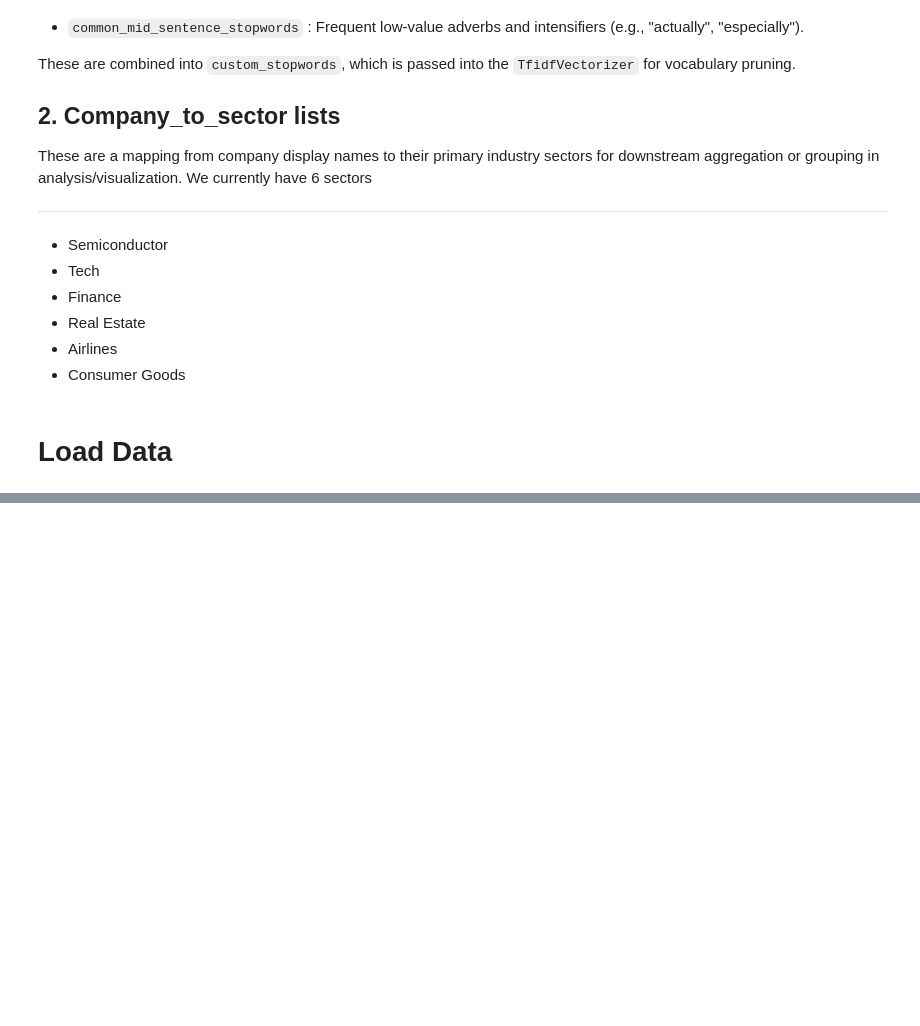
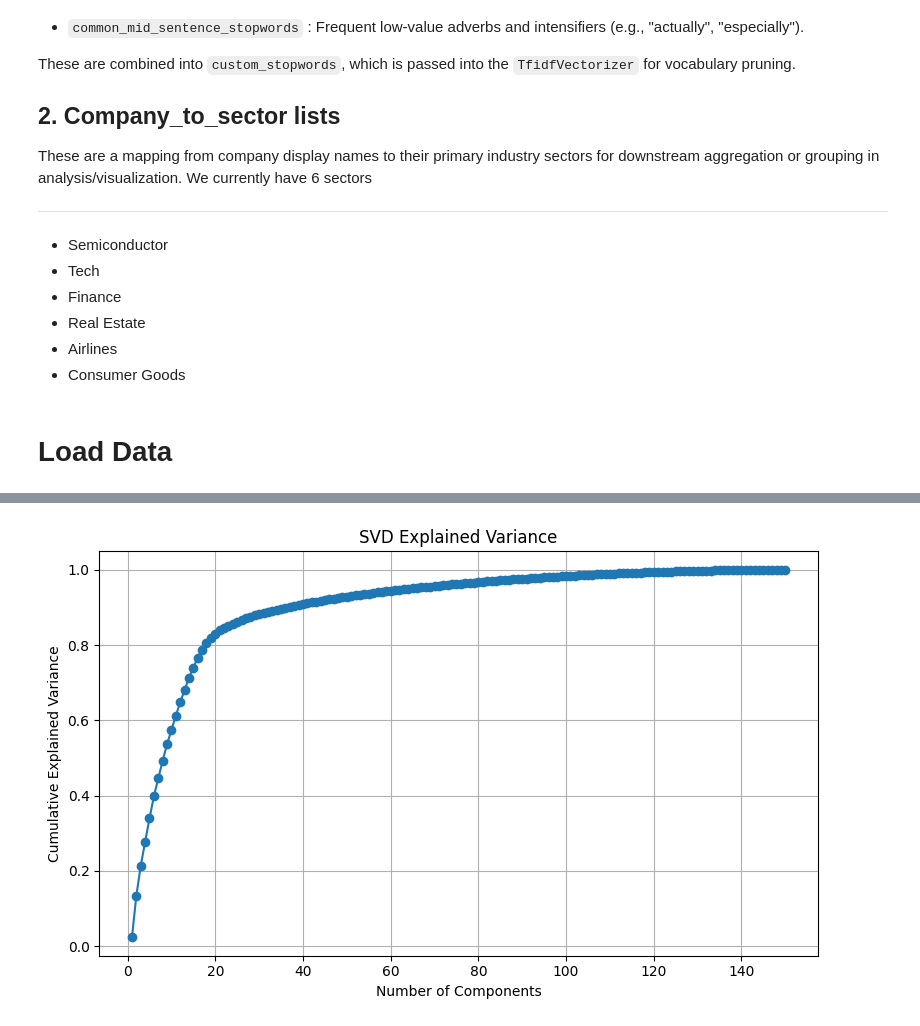
Before and after one commit to sahn1998/EarningsTranscripts-NLP, a Jupyter notebook: notebooks/data_preprocess_1.ipynb, the cells around one changed output, grey strips where cells are left out. Saved outputs shown, nothing was run; the diff lists cells and outputs as text; code cells hidden in the pictures; blank space fills up the shorter version.

```diff
--- a/notebooks/data_preprocess_1.ipynb
+++ b/notebooks/data_preprocess_1.ipynb
@@ -355,0 +278,27 @@ df.head()
+# %%
+from sklearn.decomposition import TruncatedSVD
+
+# Set the number of components for dimensionality reduction
+n_components = 150  # adjust this depending on your analysis goals
+
+# Apply Truncated SVD
+svd = TruncatedSVD(n_components=n_components, random_state=42)
+reduced_matrix = svd.fit_transform(tfidf_matrix)
+
+# Optional: Explained variance
+explained_variance = svd.explained_variance_ratio_
+cumulative_variance = explained_variance.cumsum()
+
+# View top explained variance
+import matplotlib.pyplot as plt
+
+plt.figure(figsize=(8, 5))
+plt.plot(range(1, n_components + 1), cumulative_variance, marker='o')
+plt.xlabel("Number of Components")
+plt.ylabel("Cumulative Explained Variance")
+plt.title("SVD Explained Variance")
+plt.grid(True)
+plt.tight_layout()
+plt.show()
+# %% [output]
+[figure, added]
```
Also changed, not shown: parts of 15 cells of this notebook, 8 other files.
